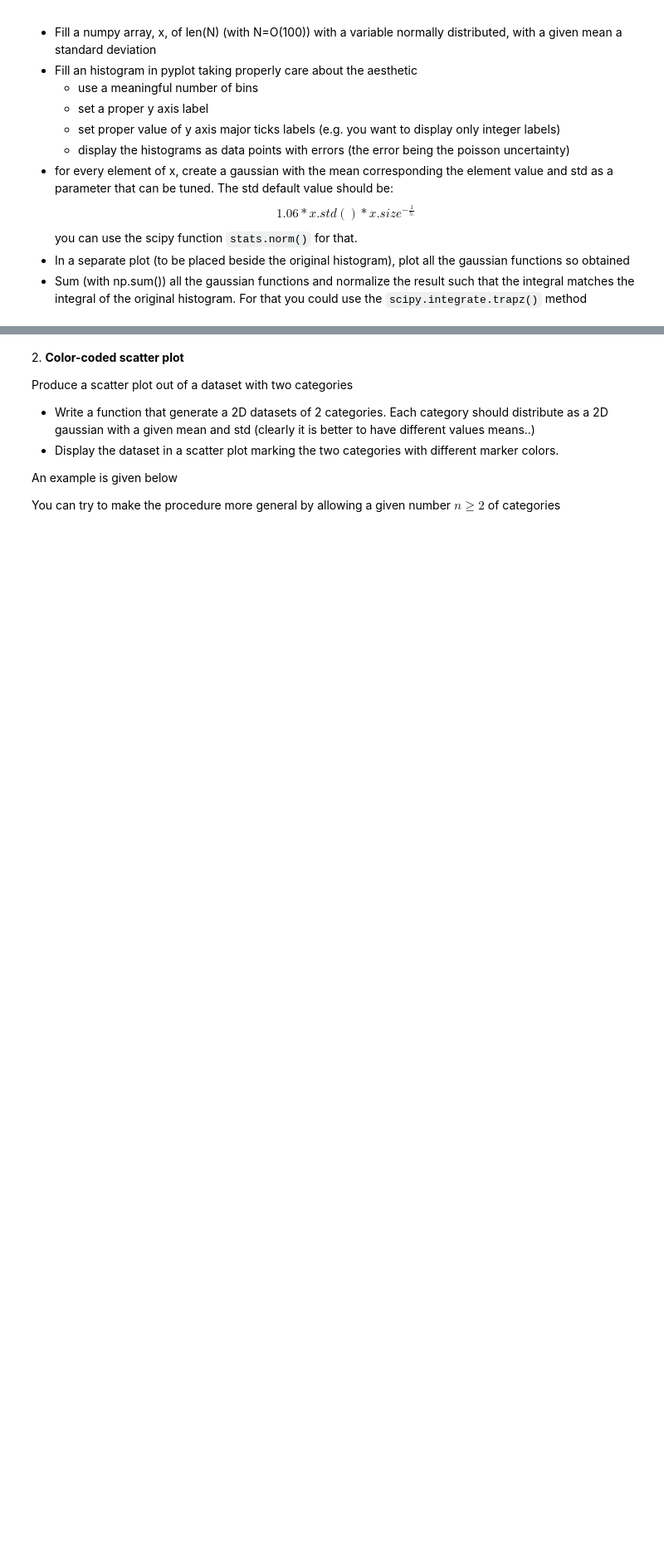
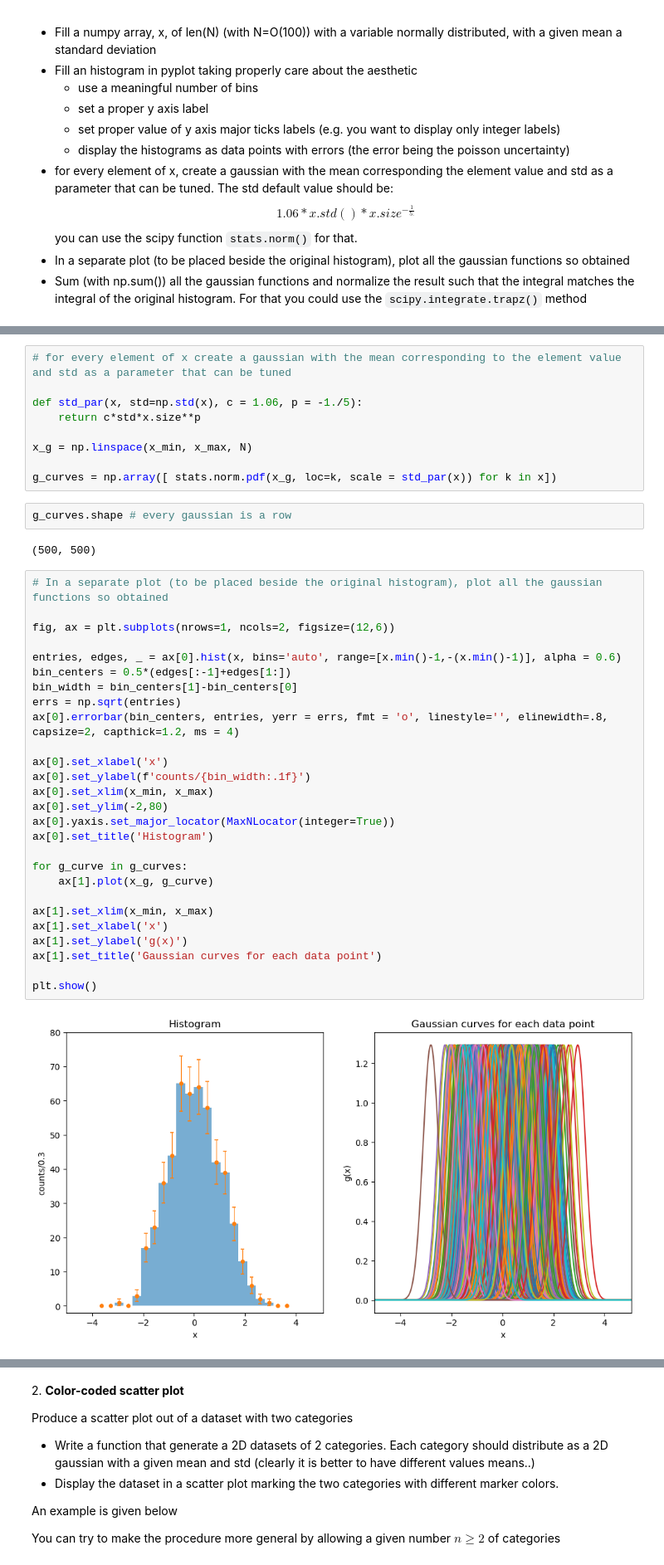
Before and after one commit to giuliadoda/LaboratoryOfComputationalPhysics_Y6, a Jupyter notebook: 07ex_Visualization.ipynb, the cells around one changed output, grey strips where cells are left out. Shown at 83% size. Saved outputs shown, nothing was run; the diff lists cells and outputs as text; blank space fills up the shorter version.

```diff
--- a/07ex_Visualization.ipynb
+++ b/07ex_Visualization.ipynb
@@ -40,0 +52,42 @@ plt.show()
+# %%
+# for every element of x create a gaussian with the mean corresponding to the element value and std as a parameter that can be tuned
+
+def std_par(x, std=np.std(x), c = 1.06, p = -1./5):
+    return c*std*x.size**p
+
+x_g = np.linspace(x_min, x_max, N)
+
+g_curves = np.array([ stats.norm.pdf(x_g, loc=k, scale = std_par(x)) for k in x])
+# %%
+g_curves.shape # every gaussian is a row
+# %% [output]
+(500, 500)
+# %%
+# In a separate plot (to be placed beside the original histogram), plot all the gaussian functions so obtained
+
+fig, ax = plt.subplots(nrows=1, ncols=2, figsize=(12,6))
+
+entries, edges, _ = ax[0].hist(x, bins='auto', range=[x.min()-1,-(x.min()-1)], alpha = 0.6)
+bin_centers = 0.5*(edges[:-1]+edges[1:])
+bin_width = bin_centers[1]-bin_centers[0]
+errs = np.sqrt(entries)
+ax[0].errorbar(bin_centers, entries, yerr = errs, fmt = 'o', linestyle='', elinewidth=.8, capsize=2, capthick=1.2, ms = 4)
+
+ax[0].set_xlabel('x')
+ax[0].set_ylabel(f'counts/{bin_width:.1f}')
+ax[0].set_xlim(x_min, x_max)
+ax[0].set_ylim(-2,80)
+ax[0].yaxis.set_major_locator(MaxNLocator(integer=True))
+ax[0].set_title('Histogram')
+
+for g_curve in g_curves:
+    ax[1].plot(x_g, g_curve)
+
+ax[1].set_xlim(x_min, x_max)
+ax[1].set_xlabel('x')
+ax[1].set_ylabel('g(x)')
+ax[1].set_title('Gaussian curves for each data point')
+
+plt.show()
+# %% [output]
+[figure, added]
```
Also changed, not shown: parts of 18 cells of this notebook, 20 other files.
